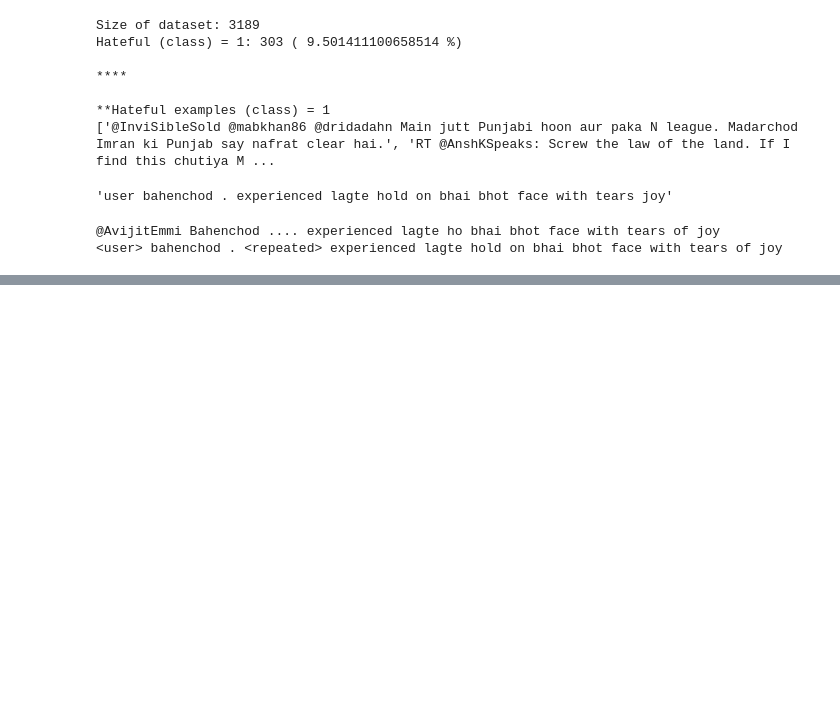
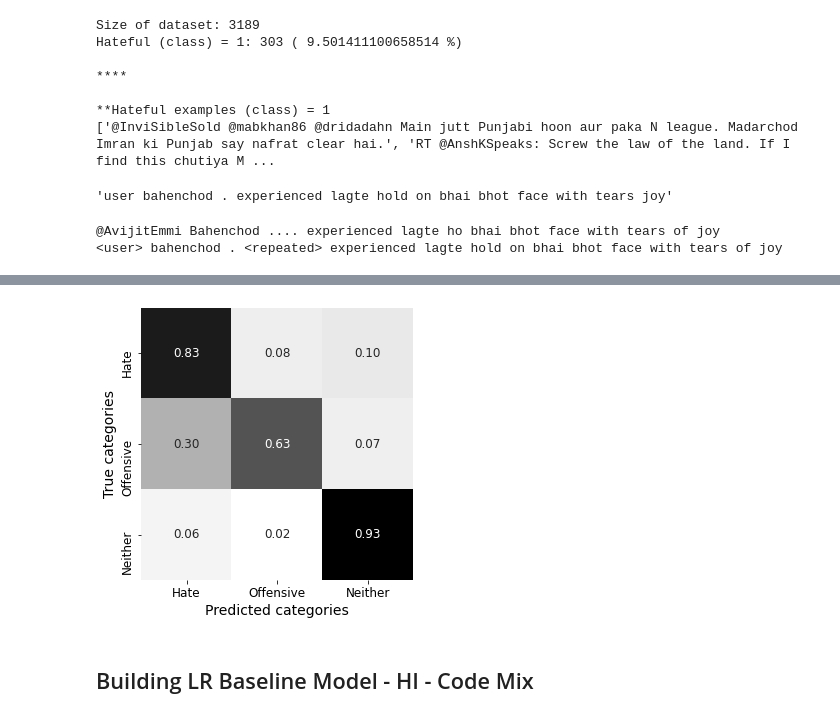
Before and after one commit to neerajvashistha/online-hate-speech-recog, a Jupyter notebook: src/base_line_model.ipynb, the cells around one changed output, grey strips where cells are left out. Cells and saved outputs as stored; diff of their text form; code cells hidden in the pictures; blank space fills up the shorter version.

```diff
--- a/src/base_line_model.ipynb
+++ b/src/base_line_model.ipynb
@@ -342,0 +288,10 @@ plt.tick_params(labelsize=12)
+# %%
+text = df_hi.text
+feat = fg.features()
+M,fnames = feat.get_feature_array(text)
+# %%
+X = pd.DataFrame(M)
+y = df_en['class'].astype(int)
+# %%
+logreg = lr.LR()
+model = logreg.train(X,y,max_iter=3000, test_size=0.2,param_grid=[{}])
@@ -342,0 +302,2 @@ plt.tick_params(labelsize=12)
+# %%
+y_pred = logreg.predict(model)
@@ -342,0 +316,6 @@ plt.tick_params(labelsize=12)
+# %%
+logreg.gen_confusion_matrix(y_pred = y_pred)
+# %% [output]
+[figure, added]
+# %% [markdown]
+## Building LR Baseline Model - HI - Code Mix
```
Also changed, not shown: parts of 24 cells of this notebook, 2 other files.
